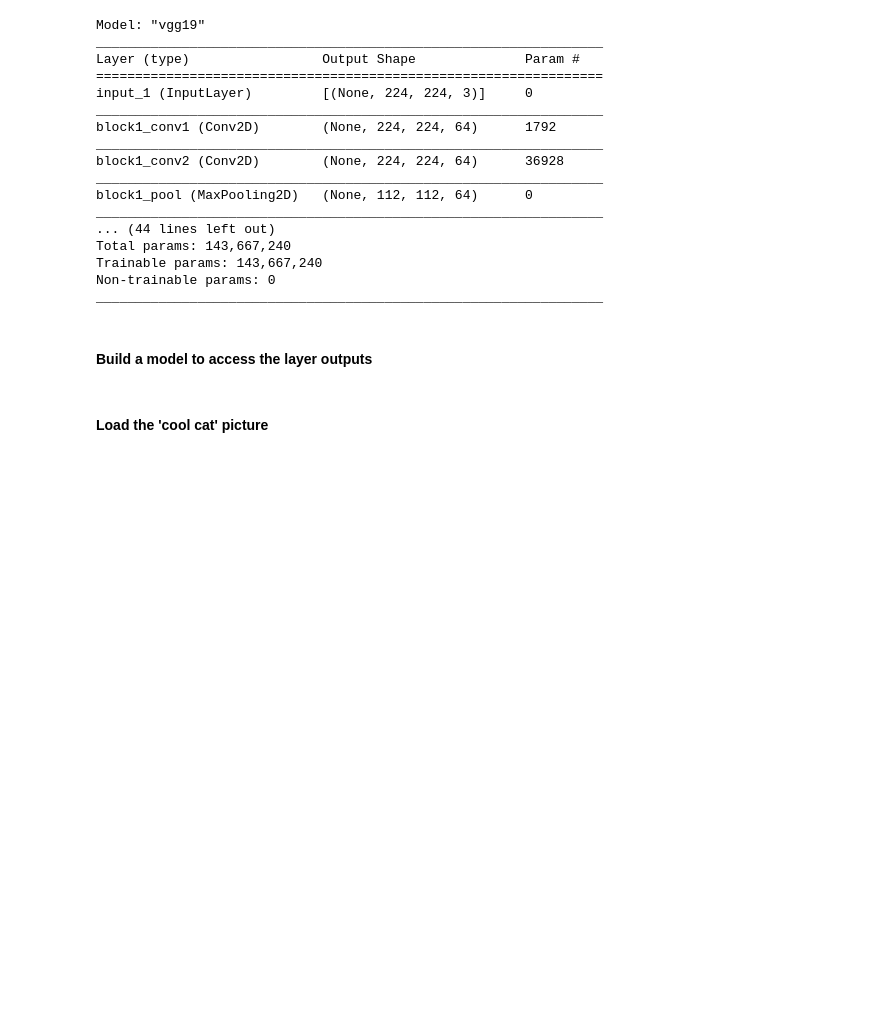
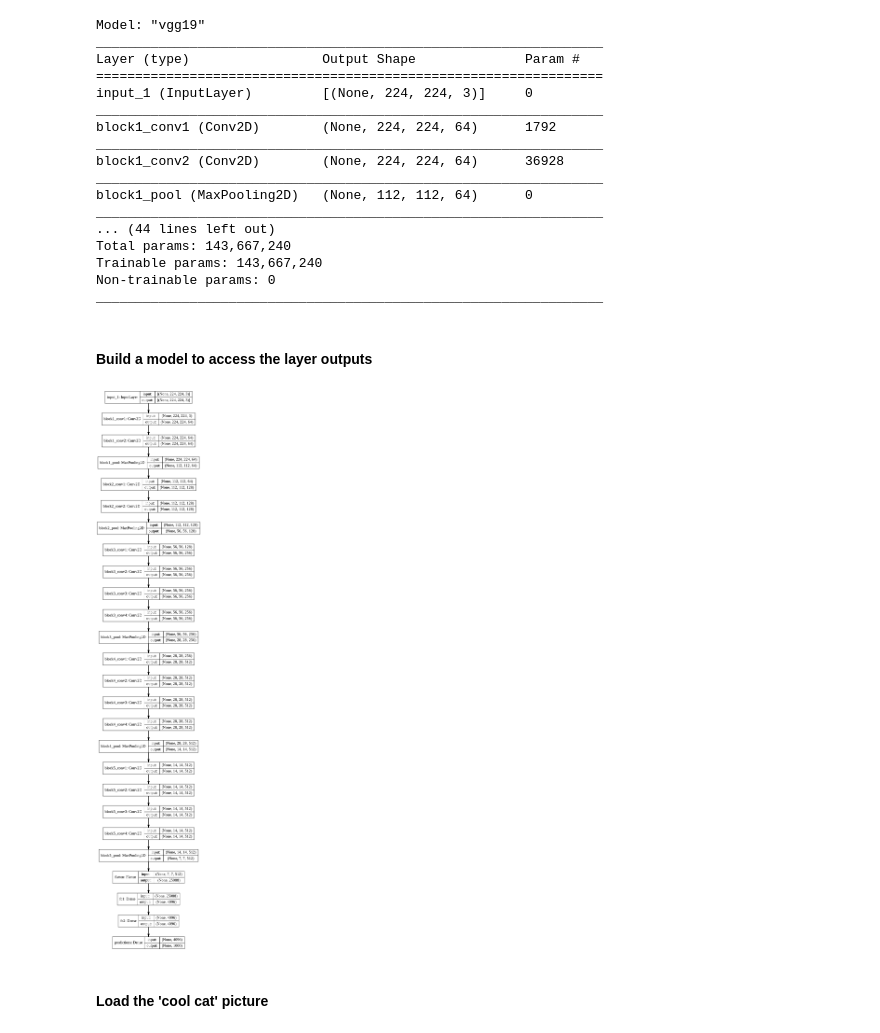
Before and after one commit to Arush0113/ArushTensorflowRepo, a Jupyter notebook: Customising your models with Tensorflow 2/Coding_Tutorials_week1.ipynb, the cells around one changed output. Saved outputs shown, nothing was run; the diff lists cells and outputs as text; code cells hidden in the pictures; blank space fills up the shorter version.

```diff
--- a/Customising your models with Tensorflow 2/Coding_Tutorials_week1.ipynb
+++ b/Customising your models with Tensorflow 2/Coding_Tutorials_week1.ipynb
@@ -602,5 +608,9 @@ layer_outputs = [layer.output for layer in vgg_layers]
 features = Model(inputs = vgg_input, outputs = layer_outputs)
 # %%
 # Plot the model
+
+tf.keras.utils.plot_model(features, 'vgg_model.png', show_shapes=True)
+# %% [output]
+[figure, added]
 # %%
 # Test the model on a random input
```
Also changed, not shown: parts of 9 cells of this notebook.
